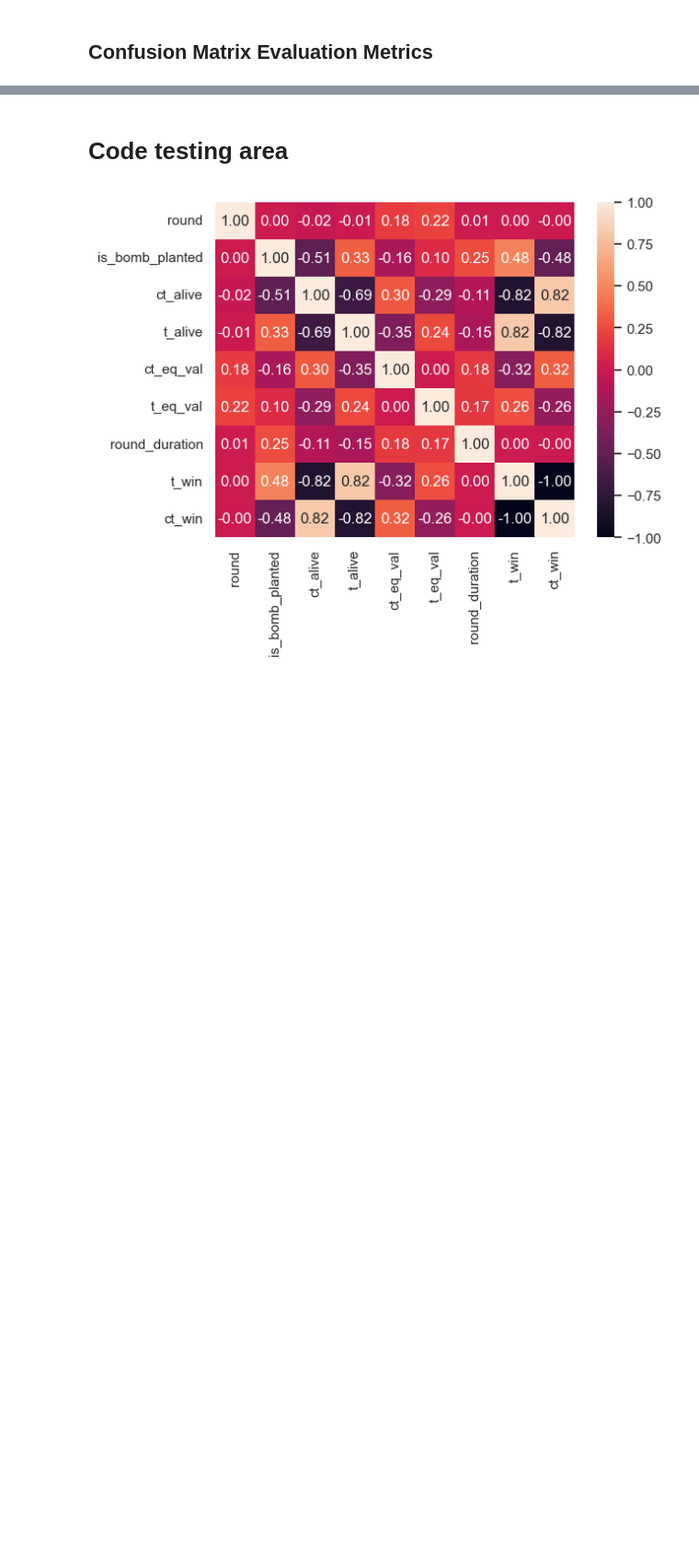
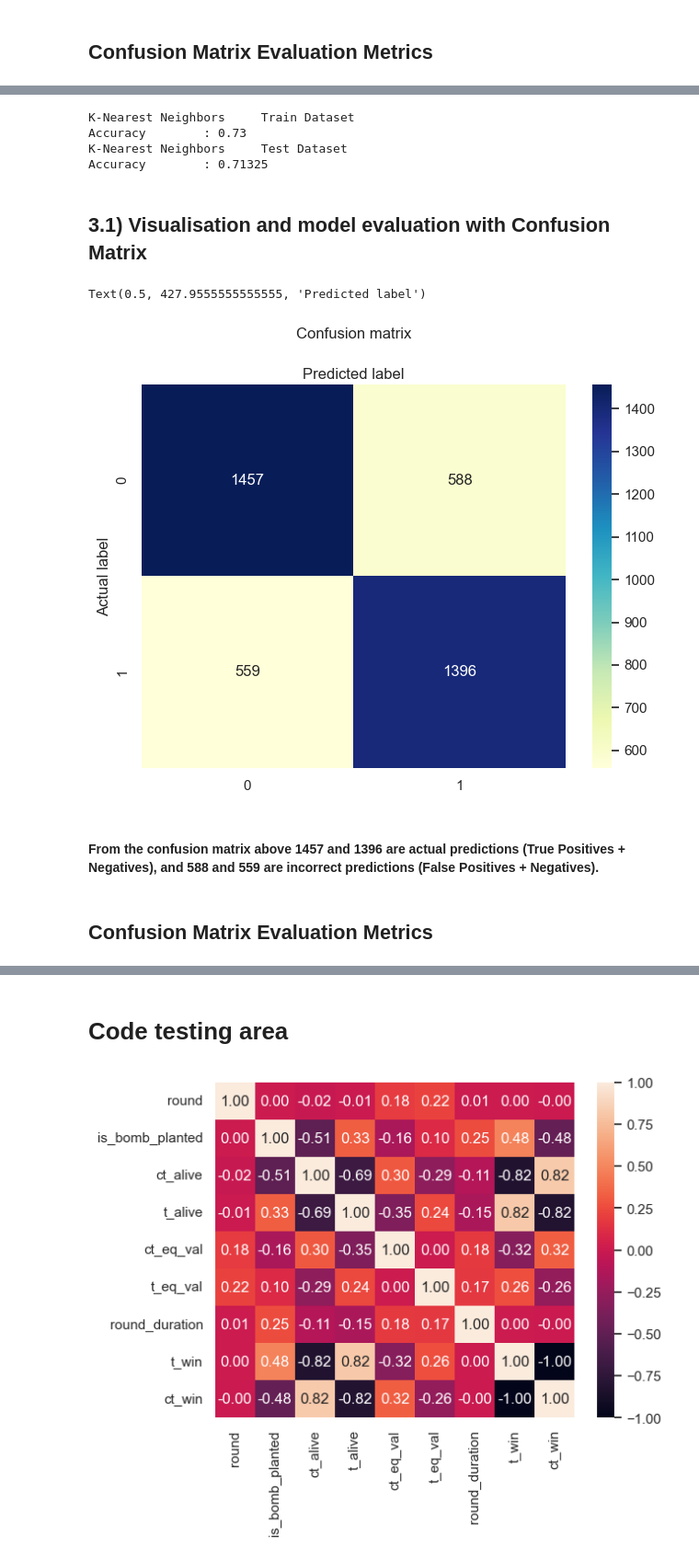
Before and after one commit to fattycuty/DSAI-Mini-Project, a Jupyter notebook: DS Mini-Project.ipynb, the cells around one changed output, grey strips where cells are left out. Shown: that part at 92% size. Drawn from its saved outputs; the diff is of its cells as text; code cells hidden in the pictures; blank space fills up the shorter version.

```diff
--- a/DS Mini-Project.ipynb
+++ b/DS Mini-Project.ipynb
@@ -793,0 +821,43 @@ ___
+# %%
+import warnings
+warnings.filterwarnings("ignore", category=FutureWarning)
+
+from sklearn.neighbors import KNeighborsClassifier
+
+knn = KNeighborsClassifier(n_neighbors=30, weights='uniform')
+knn.fit(X_train, y_train.values.ravel())
+knn_pred = knn.predict(X_test)
+
+print("K-Nearest Neighbors \tTrain Dataset")
+print("Accuracy \t:", knn.score(X_train, y_train))
+
+print("K-Nearest Neighbors \tTest Dataset")
+print("Accuracy \t:", knn.score(X_test, y_test))
+# %% [output]
+K-Nearest Neighbors     Train Dataset
+Accuracy        : 0.73
+K-Nearest Neighbors     Test Dataset
+Accuracy        : 0.71325
+# %% [markdown]
+## 3.1) Visualisation and model evaluation with Confusion Matrix
+# %%
+cnf_matrix = metrics.confusion_matrix(y_test, knn_pred)
+class_names=[0,1] # name  of classes
+fig, ax = plt.subplots()
+tick_marks = np.arange(len(class_names))
+plt.xticks(tick_marks, class_names)
+plt.yticks(tick_marks, class_names)
+# create heatmap
+sb.heatmap(pd.DataFrame(cnf_matrix), annot=True, cmap="YlGnBu" ,fmt='g')
+ax.xaxis.set_label_position("top")
+plt.tight_layout()
+plt.title('Confusion matrix', y=1.1)
+plt.ylabel('Actual label')
+plt.xlabel('Predicted label')
+# %% [output]
+Text(0.5, 427.9555555555555, 'Predicted label')
+[figure, added]
+# %% [markdown]
+#### From the confusion matrix above 1457 and 1396 are actual predictions (True Positives + Negatives), and 588 and 559 are incorrect predictions (False Positives + Negatives).
+# %% [markdown]
+## Confusion Matrix Evaluation Metrics
```
Also changed, not shown: parts of 24 cells of this notebook.
